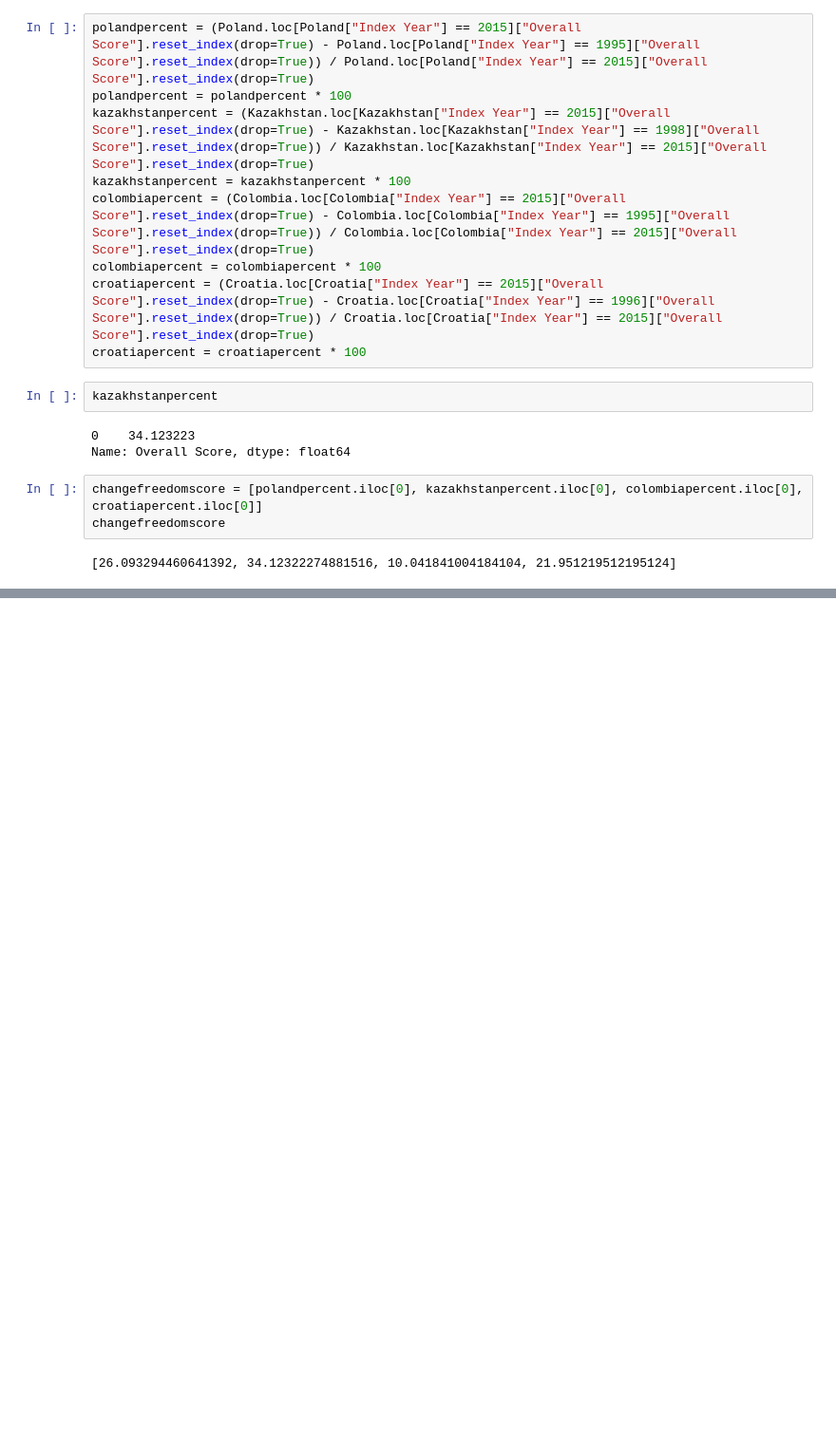
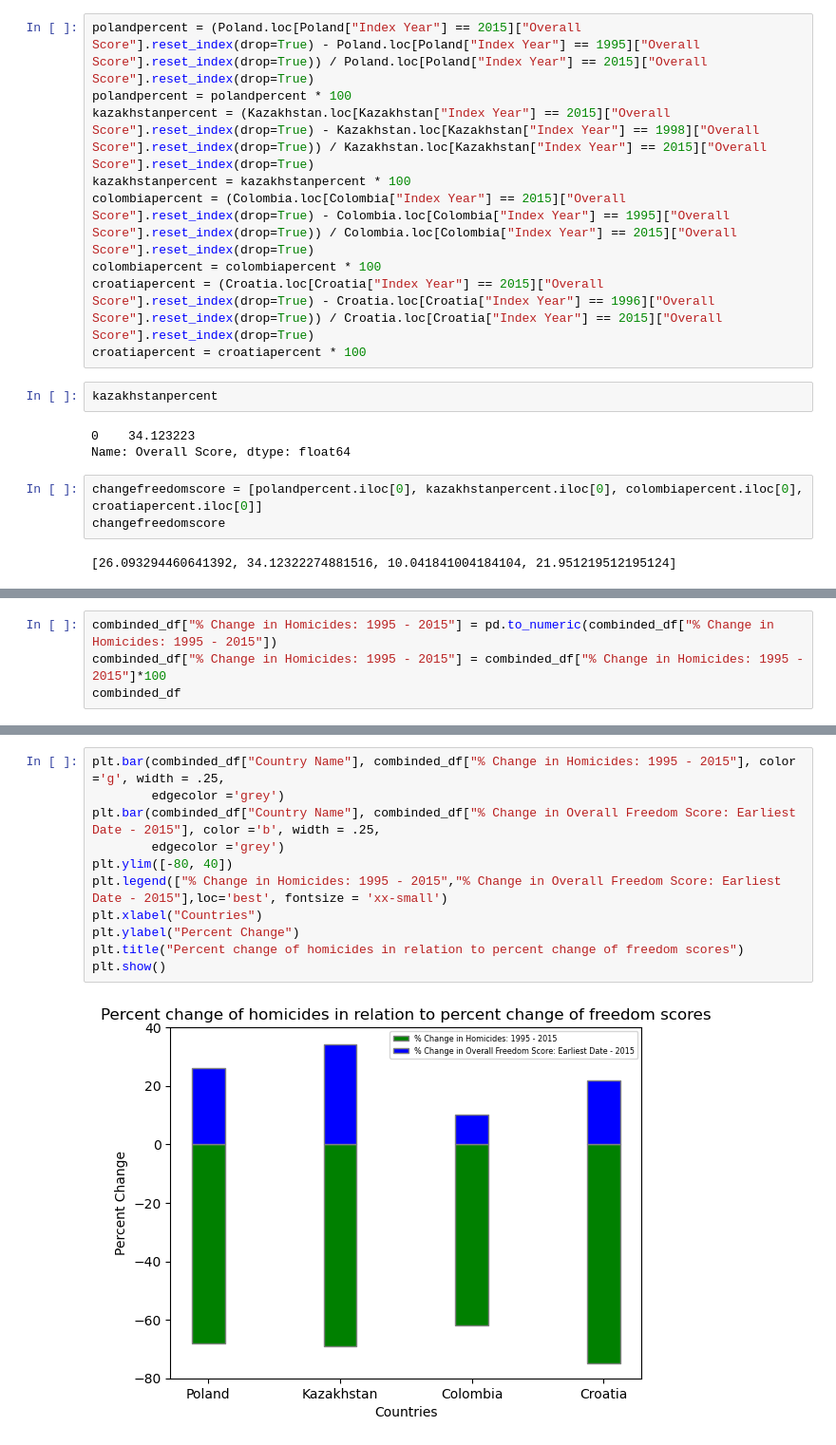
Before and after one commit to spencerjauslander/AugustProject1, a Jupyter notebook: Draft.ipynb, the cells around one changed output, grey strips where cells are left out. Shown at 95% size. Cells and saved outputs as stored; diff of their text form; blank space fills up the shorter version.

```diff
--- a/Draft.ipynb
+++ b/Draft.ipynb
@@ -316,3 +312,7 @@ combinded_df
 | 1 | Kazakhstan | -0.69 | 34.123223 |
 | 2 | Colombia | -0.62 | 10.041841 |
 | 3 | Croatia | -0.75 | 21.951220 |
+# %%
+combinded_df["% Change in Homicides: 1995 - 2015"] = pd.to_numeric(combinded_df["% Change in Homicides: 1995 - 2015"])
+combinded_df["% Change in Homicides: 1995 - 2015"] = combinded_df["% Change in Homicides: 1995 - 2015"]*100
+combinded_df
@@ -318,0 +325,13 @@ combinded_df
+# %%
+plt.bar(combinded_df["Country Name"], combinded_df["% Change in Homicides: 1995 - 2015"], color ='g', width = .25,
+        edgecolor ='grey')
+plt.bar(combinded_df["Country Name"], combinded_df["% Change in Overall Freedom Score: Earliest Date - 2015"], color ='b', width = .25,
+        edgecolor ='grey')
+plt.ylim([-80, 40])
+plt.legend(["% Change in Homicides: 1995 - 2015","% Change in Overall Freedom Score: Earliest Date - 2015"],loc='best', fontsize = 'xx-small')
+plt.xlabel("Countries")
+plt.ylabel("Percent Change")
+plt.title("Percent change of homicides in relation to percent change of freedom scores")
+plt.show()
+# %% [output]
+[figure, added]
```
Also changed, not shown: parts of 14 cells of this notebook.
